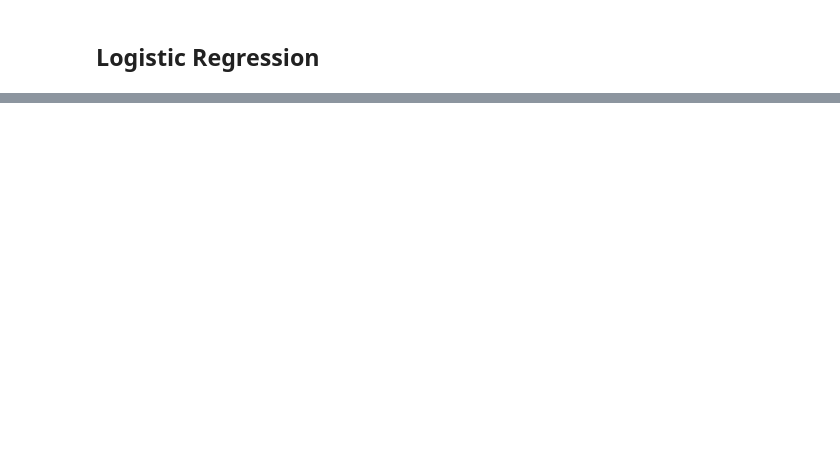
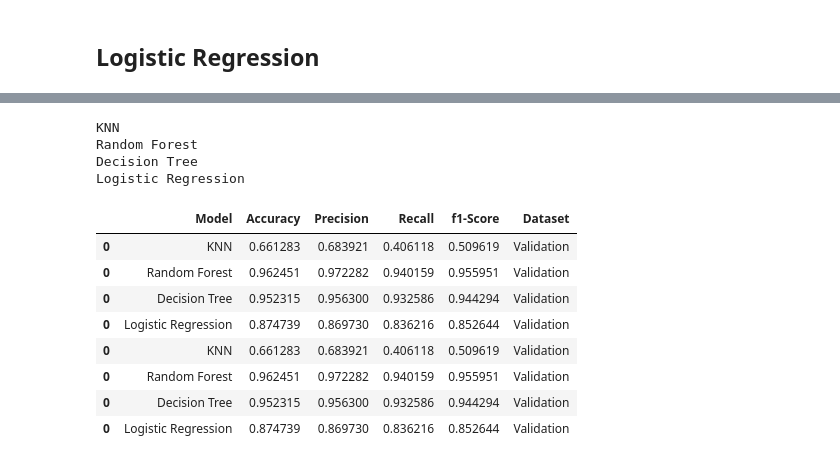
Before and after one commit to Thalesh7991/ensaios-algoritmos-ml, a Jupyter notebook: notebooks/Classificacao/Ensaio Classificacao.ipynb, the cells around one changed output, grey strips where cells are left out. Cells and saved outputs as stored; diff of their text form; code cells hidden in the pictures; blank space fills up the shorter version.

```diff
--- a/notebooks/Classificacao/Ensaio Classificacao.ipynb
+++ b/notebooks/Classificacao/Ensaio Classificacao.ipynb
@@ -290,0 +357,23 @@ lr_best_param
+# %%
+# Nos dados de Validation
+for model, model_name in zip(model_list, model_names):
+    print(model_name)
+    y_pred = model.predict(np.array(X_val))
+    results = report_classification(y_val, y_pred, model_name)
+    val_dataset = pd.concat([val_dataset, pd.DataFrame([results])])
+val_dataset['Dataset'] = 'Validation'
+val_dataset
+# %% [output]
+KNN
+Random Forest
+Decision Tree
+Logistic Regression
+|  | Model | Accuracy | Precision | Recall | f1-Score | Dataset |
+| 0 | KNN | 0.661283 | 0.683921 | 0.406118 | 0.509619 | Validation |
+| 0 | Random Forest | 0.962451 | 0.972282 | 0.940159 | 0.955951 | Validation |
+| 0 | Decision Tree | 0.952315 | 0.956300 | 0.932586 | 0.944294 | Validation |
+| 0 | Logistic Regression | 0.874739 | 0.869730 | 0.836216 | 0.852644 | Validation |
+| 0 | KNN | 0.661283 | 0.683921 | 0.406118 | 0.509619 | Validation |
+| 0 | Random Forest | 0.962451 | 0.972282 | 0.940159 | 0.955951 | Validation |
+| 0 | Decision Tree | 0.952315 | 0.956300 | 0.932586 | 0.944294 | Validation |
+| 0 | Logistic Regression | 0.874739 | 0.869730 | 0.836216 | 0.852644 | Validation |
```
Also changed, not shown: parts of 23 cells of this notebook.
